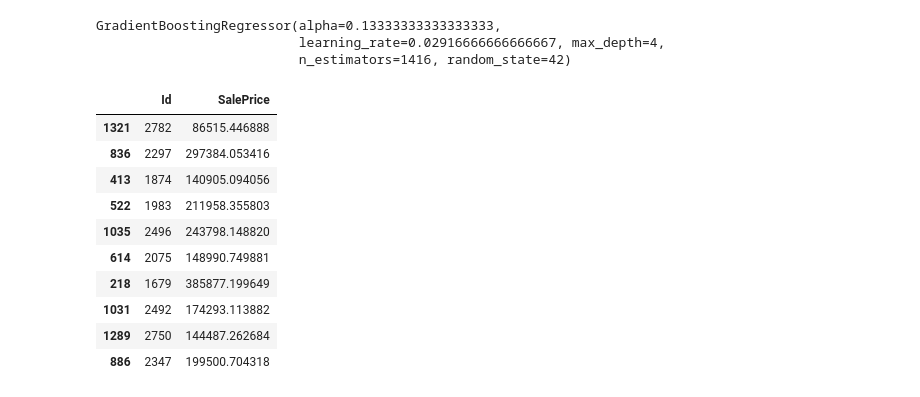
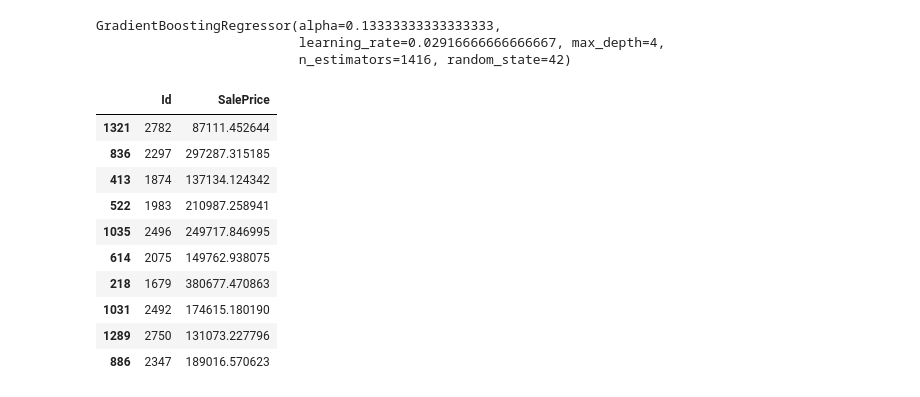
Before and after one commit to guyrux/house_prices_regression, a Jupyter notebook: notebooks/3_modeling_suto.ipynb, the cells around one changed output. Drawn from its saved outputs; the diff is of its cells as text; code cells hidden in the pictures.

```diff
--- a/notebooks/3_modeling_suto.ipynb
+++ b/notebooks/3_modeling_suto.ipynb
@@ -1175,2 +1179,14 @@ Grid search's best params: {'alpha': 0.13333333333333333, 'learning_rate': 0.029
 # %% [markdown]
 ## Modeling and evaluation
+# %%
+try:
+    best_params = {'alpha': 0.13333333333333333, 'learning_rate': 0.02916666666666667, 'max_depth': 8, 'n_estimators': 1416}
+#     search.best_params_
+except:
+    best_params = {'alpha': 0.13333333333333333, 'learning_rate': 0.02916666666666667, 'max_depth': 4, 'n_estimators': 1416}
+
+model = GradientBoostingRegressor(**best_params, random_state=RANDOM_STATE)
+selector = RFECV(model, min_features_to_select=10, step=2, scoring='neg_root_mean_squared_error', n_jobs=-1)
+selector.fit(X_train, y_train.values)
+
+print(selector.feature_names_in_[selector.support_], len(selector.feature_names_in_[selector.support_]))
@@ -1177,13 +1213,14 @@ Grid search's best params: {'alpha': 0.13333333333333333, 'learning_rate': 0.029
 # %%
 try:
-    best_params = search.best_params_
+    best_params = {'alpha': 0.13333333333333333, 'learning_rate': 0.02916666666666667, 'max_depth': 4, 'n_estimators': 1416}
+    search.best_params_
 except:
     best_params = {'alpha': 0.13333333333333333, 'learning_rate': 0.02916666666666667, 'max_depth': 4, 'n_estimators': 1416}
 
 model = GradientBoostingRegressor(**best_params, random_state=RANDOM_STATE)
-model.fit(X_train, y_train.values)
+model.fit(X_train[selector.feature_names_in_[selector.support_]], y_train.values)
 
-y_pred = model.predict(X_test)
+y_pred = model.predict(X_test[selector.feature_names_in_[selector.support_]])
 
 print(f"RMSE: {mse(y_test, y_pred)**.5:.2f}")
 
@@ -1203,28 +1245,28 @@ RMSE: 27344.52
 ## Adding validation dataset to training the model
 # %%
 model = GradientBoostingRegressor(**best_params, random_state=RANDOM_STATE)
-model.fit(df_train.drop(columns=['SalePrice']), df_train['SalePrice'].values)
+model.fit(df_train[selector.feature_names_in_[selector.support_]], df_train['SalePrice'].values)
 # %% [output]
 GradientBoostingRegressor(alpha=0.13333333333333333,
                           learning_rate=0.02916666666666667, max_depth=4,
                           n_estimators=1416, random_state=42)
 # %%
-y_pred_kaggle = model.predict(x_test_kaggle)
+y_pred_kaggle = model.predict(x_test_kaggle[selector.feature_names_in_[selector.support_]])
 y_pred_kaggle = pd.DataFrame(y_pred_kaggle, index=x_test_kaggle.index, columns=['SalePrice']).reset_index()
 y_pred_kaggle.rename(columns={'index':'Id'}, inplace=True)
 
 y_pred_kaggle.to_csv(PROCESSED_FOLDER + 'y_pred_kaggle_10th_experiment.csv', index=False)
 
 y_pred_kaggle.sample(10, random_state=RANDOM_STATE)
 # %% [output]
 |  | Id | SalePrice |
-| 1321 | 2782 | 86515.446888 |
-| 836 | 2297 | 297384.053416 |
-| 413 | 1874 | 140905.094056 |
-| 522 | 1983 | 211958.355803 |
-| 1035 | 2496 | 243798.148820 |
-| 614 | 2075 | 148990.749881 |
-| 218 | 1679 | 385877.199649 |
-| 1031 | 2492 | 174293.113882 |
-| 1289 | 2750 | 144487.262684 |
-| 886 | 2347 | 199500.704318 |
+| 1321 | 2782 | 87111.452644 |
+| 836 | 2297 | 297287.315185 |
+| 413 | 1874 | 137134.124342 |
+| 522 | 1983 | 210987.258941 |
+| 1035 | 2496 | 249717.846995 |
+| 614 | 2075 | 149762.938075 |
+| 218 | 1679 | 380677.470863 |
+| 1031 | 2492 | 174615.180190 |
+| 1289 | 2750 | 131073.227796 |
+| 886 | 2347 | 189016.570623 |
```
Also changed, not shown: parts of 8 cells of this notebook, 6 other files.
